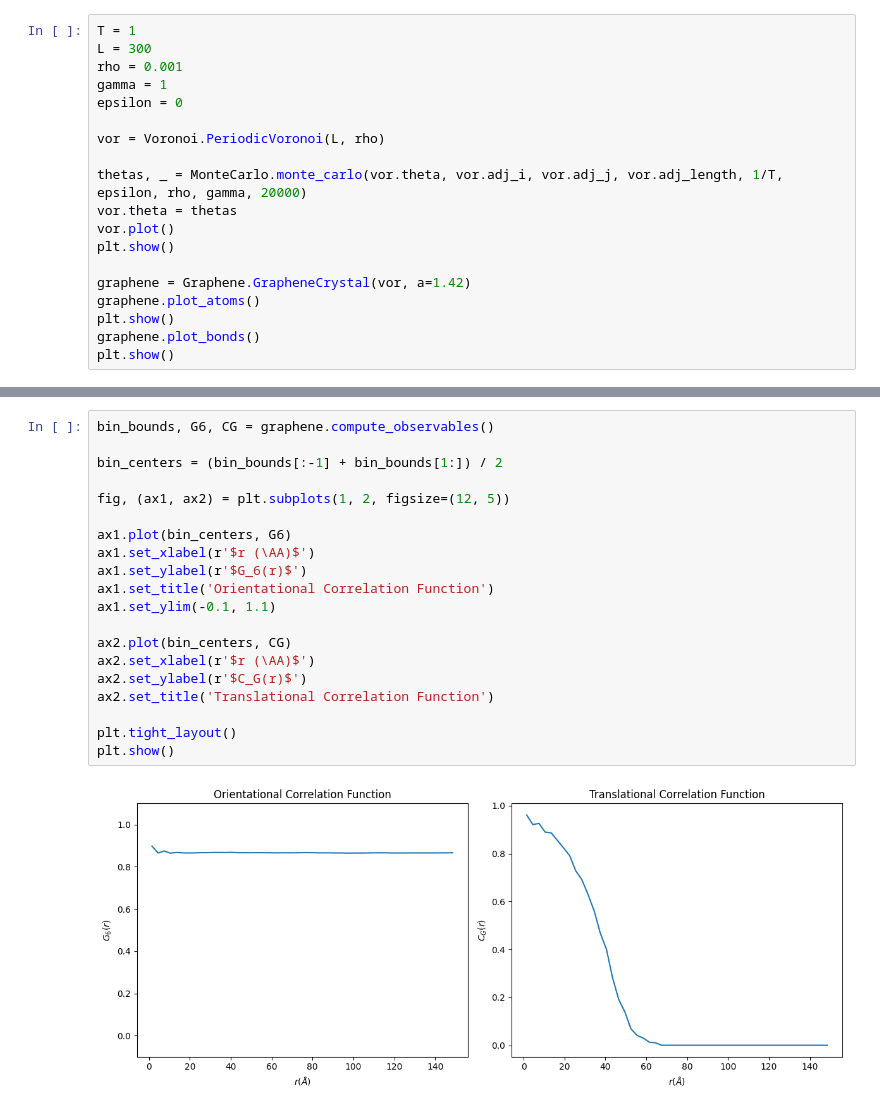
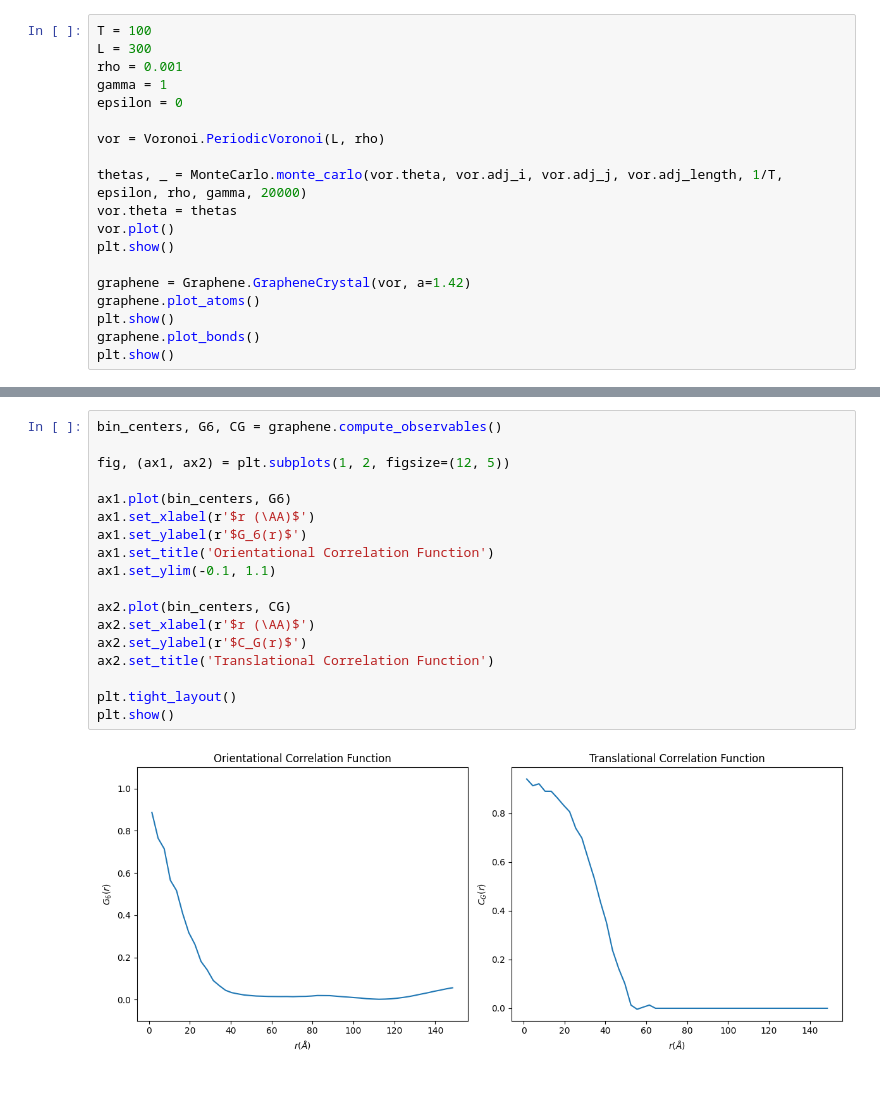
Before and after one commit to Ciciss1/TP, a Jupyter notebook: TP2/Simulation/test.ipynb, the cells around one changed output, grey strips where cells are left out. Saved outputs shown, nothing was run; the diff lists cells and outputs as text.

```diff
--- a/TP2/Simulation/test.ipynb
+++ b/TP2/Simulation/test.ipynb
@@ -15,5 +12,5 @@ The autoreload extension is already loaded. To reload it, use:
 # %%
-T = 1
+T = 100
 L = 300
 rho = 0.001
 gamma = 1
@@ -38,22 +35,20 @@ plt.show()
 # %%
-bin_bounds, G6, CG = graphene.compute_observables()
-
-bin_centers = (bin_bounds[:-1] + bin_bounds[1:]) / 2
+bin_centers, G6, CG = graphene.compute_observables()
 
 fig, (ax1, ax2) = plt.subplots(1, 2, figsize=(12, 5))
 
 ax1.plot(bin_centers, G6)
 ax1.set_xlabel(r'$r (\AA)$')
 ax1.set_ylabel(r'$G_6(r)$')
 ax1.set_title('Orientational Correlation Function')
 ax1.set_ylim(-0.1, 1.1)
 
 ax2.plot(bin_centers, CG)
 ax2.set_xlabel(r'$r (\AA)$')
 ax2.set_ylabel(r'$C_G(r)$')
 ax2.set_title('Translational Correlation Function')
 
 plt.tight_layout()
 plt.show()
 # %% [output]
-[figure, old version]
+[figure, new version]
```
Also changed, not shown: parts of 2 cells of this notebook, 3 other files.
